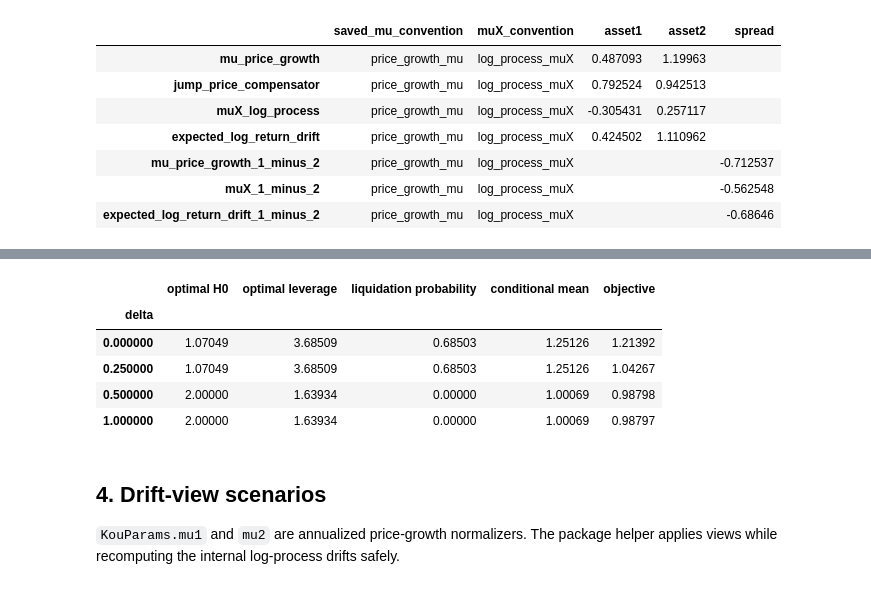
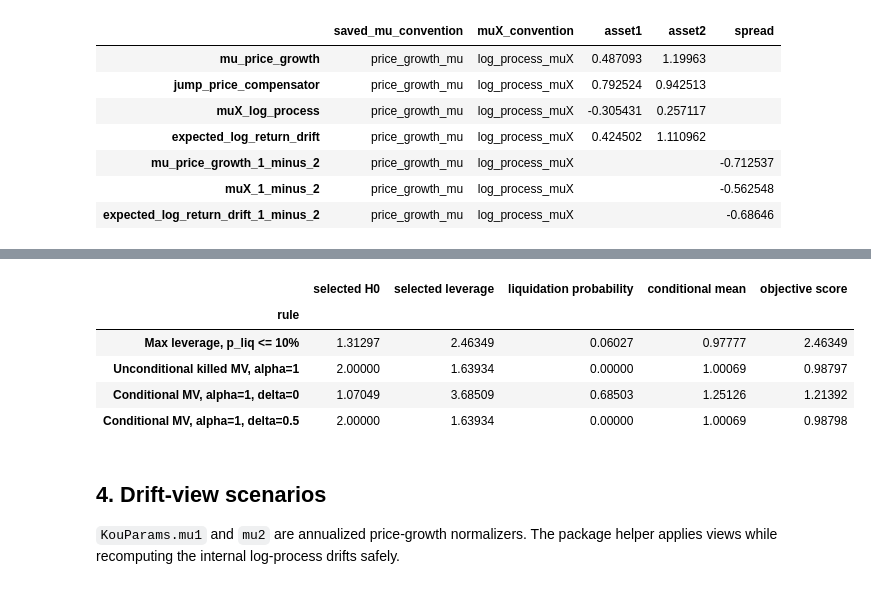
Before and after one commit to francisliu2/Defi_interestRate, a Jupyter notebook: notebooks/03_sizing_frontier_and_drift_views.ipynb, the cells around one changed output, grey strips where cells are left out. Drawn from its saved outputs; the diff is of its cells as text; code cells hidden in the pictures.

```diff
--- a/notebooks/03_sizing_frontier_and_drift_views.ipynb
+++ b/notebooks/03_sizing_frontier_and_drift_views.ipynb
@@ -67,21 +72,18 @@ def compute_sizing_grid(params, H0_values, *, max_moment_order=2):
     )
     return pd.DataFrame(rows)
 
-def add_objective(frame, *, alpha, delta):
-    """Add the paper's penalised objective to a result DataFrame."""
-    out = frame.copy()
-    out["objective"] = (
-        out["conditional_mean"]
-        - 0.5 * alpha * out["conditional_variance"]
-        - delta * out["p_liq"]
+def conditional_selection(frame, *, alpha, delta):
+    """Apply the package's explicit conditional rule to a computed grid."""
+    return select_conditional_mean_variance_with_liquidation_penalty(
+        frame.to_dict("records"), alpha=alpha, delta=delta
     )
-    return out
 
 H0_grid = np.linspace(constraint["H0_min"] + 0.002, 2.0, 24)
-frontier = add_objective(compute_sizing_grid(params, H0_grid), alpha=alpha, delta=delta)
-best = frontier.loc[frontier["objective"].idxmax()]
+selection = conditional_selection(compute_sizing_grid(params, H0_grid), alpha=alpha, delta=delta)
+frontier = pd.DataFrame(selection.scored_rows).rename(columns={"objective_score": "objective"})
+best = pd.Series(selection.selected).rename({"objective_score": "objective"})
 
 # Tabulate the best candidate and the five highest-scoring grid points.
-display(best[["H0", "h0", "initial_leverage", "p_liq", "conditional_mean", "conditional_variance", "objective"]].to_frame("optimal grid value").style.format(precision=5))
+display(best[["H0", "h0", "initial_leverage", "p_liq", "conditional_mean", "conditional_variance", "objective"]].to_frame("selected grid value").style.format(precision=5))
 frontier.nlargest(5, "objective")[["H0", "initial_leverage", "p_liq", "conditional_mean", "conditional_variance", "objective"]].style.format(precision=5)
 # %% [output]
@@ -121,25 +123,31 @@ Once package outputs are in a DataFrame, users can evaluate many preferences wit
 # %%
+shared_rows = frontier.drop(columns=["objective", "objective_feasible"]).to_dict("records")
+rules = [
+    ("Max leverage, p_liq <= 10%", select_liquidation_constrained(shared_rows, pbar=0.10)),
+    ("Unconditional killed MV, alpha=1", select_unconditional_killed_mean_variance(shared_rows, alpha=1.0)),
+    ("Conditional MV, alpha=1, delta=0", select_conditional_mean_variance_with_liquidation_penalty(shared_rows, alpha=1.0, delta=0.0)),
+    ("Conditional MV, alpha=1, delta=0.5", select_conditional_mean_variance_with_liquidation_penalty(shared_rows, alpha=1.0, delta=0.5)),
+]
 objective_choices = []
-for penalty in [0.0, 0.25, 0.50, 1.00]:
-    scored = add_objective(frontier.drop(columns="objective"), alpha=1.0, delta=penalty)
-    optimum = scored.loc[scored["objective"].idxmax()]
+for label, rule in rules:
+    selected = rule.selected
     objective_choices.append({
-        "delta": penalty,
-        "optimal H0": optimum["H0"],
-        "optimal leverage": optimum["initial_leverage"],
-        "liquidation probability": optimum["p_liq"],
-        "conditional mean": optimum["conditional_mean"],
-        "objective": optimum["objective"],
+        "rule": label,
+        "selected H0": selected["H0"],
+        "selected leverage": selected["initial_leverage"],
+        "liquidation probability": selected["p_liq"],
+        "conditional mean": selected["conditional_mean"],
+        "objective score": selected["objective_score"],
     })
-objective_table = pd.DataFrame(objective_choices).set_index("delta")
+objective_table = pd.DataFrame(objective_choices).set_index("rule")
 objective_table.style.format(precision=5)
 # %% [output]
-|  | optimal H0 | optimal leverage | liquidation probability | conditional mean | objective |
-| delta |  |  |  |  |  |
-| 0.000000 | 1.07049 | 3.68509 | 0.68503 | 1.25126 | 1.21392 |
-| 0.250000 | 1.07049 | 3.68509 | 0.68503 | 1.25126 | 1.04267 |
-| 0.500000 | 2.00000 | 1.63934 | 0.00000 | 1.00069 | 0.98798 |
-| 1.000000 | 2.00000 | 1.63934 | 0.00000 | 1.00069 | 0.98797 |
+|  | selected H0 | selected leverage | liquidation probability | conditional mean | objective score |
+| rule |  |  |  |  |  |
+| Max leverage, p_liq <= 10% | 1.31297 | 2.46349 | 0.06027 | 0.97777 | 2.46349 |
+| Unconditional killed MV, alpha=1 | 2.00000 | 1.63934 | 0.00000 | 1.00069 | 0.98797 |
+| Conditional MV, alpha=1, delta=0 | 1.07049 | 3.68509 | 0.68503 | 1.25126 | 1.21392 |
+| Conditional MV, alpha=1, delta=0.5 | 2.00000 | 1.63934 | 0.00000 | 1.00069 | 0.98798 |
 # %% [markdown]
 ## 4. Drift-view scenarios
 
```
Also changed, not shown: parts of 8 cells of this notebook, 49 other files.
